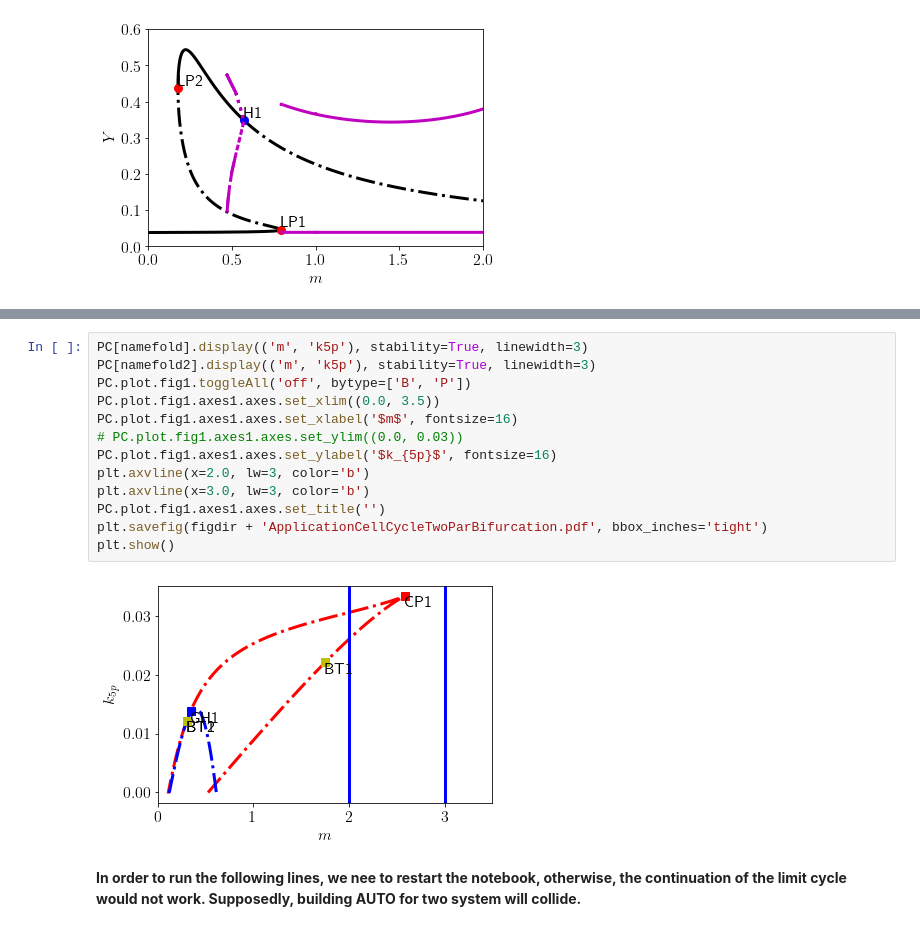
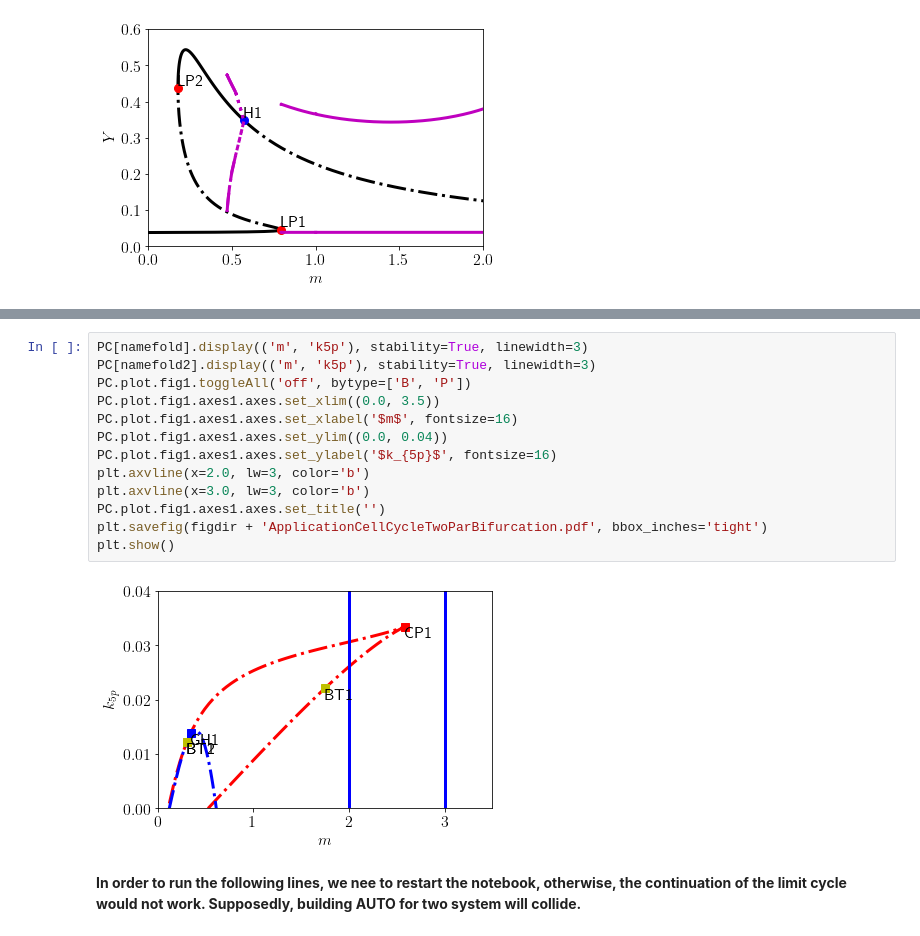
Before and after one commit to ccontrer/20-05SNBifurcationCarryover, a Jupyter notebook: notebooks/Application Cell cycle.ipynb, the cells around one changed output, grey strips where cells are left out. Drawn from its saved outputs; the diff is of its cells as text.

```diff
--- a/notebooks/Application Cell cycle.ipynb
+++ b/notebooks/Application Cell cycle.ipynb
@@ -273,18 +273,18 @@ k5p  =  -7.438777807215017e-05
 # %%
 PC[namefold].display(('m', 'k5p'), stability=True, linewidth=3)
 PC[namefold2].display(('m', 'k5p'), stability=True, linewidth=3)
 PC.plot.fig1.toggleAll('off', bytype=['B', 'P'])
 PC.plot.fig1.axes1.axes.set_xlim((0.0, 3.5))
 PC.plot.fig1.axes1.axes.set_xlabel('$m$', fontsize=16)
-# PC.plot.fig1.axes1.axes.set_ylim((0.0, 0.03))
+PC.plot.fig1.axes1.axes.set_ylim((0.0, 0.04))
 PC.plot.fig1.axes1.axes.set_ylabel('$k_{5p}$', fontsize=16)
 plt.axvline(x=2.0, lw=3, color='b')
 plt.axvline(x=3.0, lw=3, color='b')
 PC.plot.fig1.axes1.axes.set_title('')
 plt.savefig(figdir + 'ApplicationCellCycleTwoParBifurcation.pdf', bbox_inches='tight')
 plt.show()
 # %% [output]
-[figure, old version]
+[figure, new version]
 # %% [markdown]
 **In order to run the following lines, we nee to restart the notebook, otherwise, the continuation of the limit cycle would not work. Supposedly, building AUTO for two system will collide.**
 # %%
```
Also changed, not shown: parts of 6 cells of this notebook, 8 other files.
